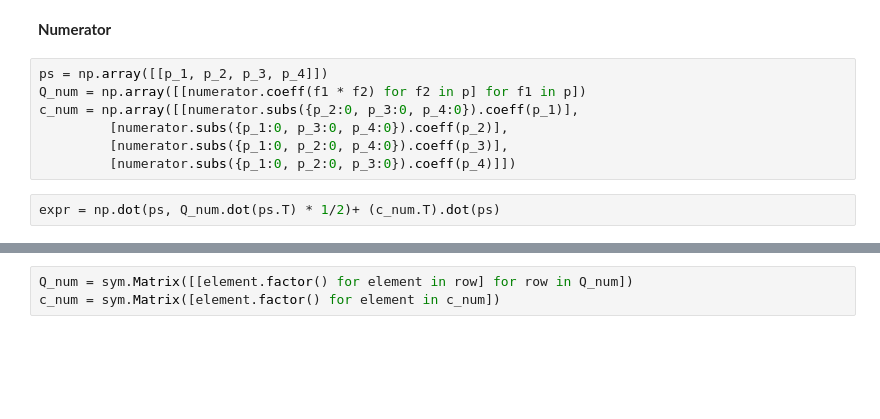
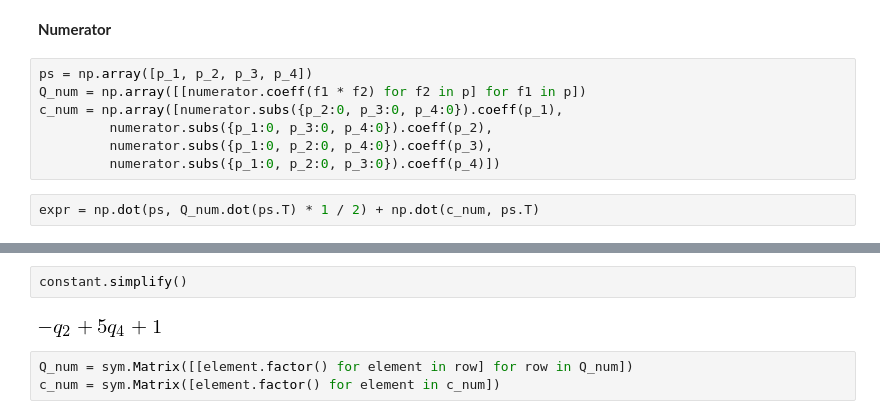
Before and after one commit to Nikoleta-v3/Memory-size-in-the-prisoners-dilemma, a Jupyter notebook: nbs/Utility.ipynb, the cells around one changed output, grey strips where cells are left out. Drawn from its saved outputs; the diff is of its cells as text; blank space fills up the shorter version.

```diff
--- a/nbs/Utility.ipynb
+++ b/nbs/Utility.ipynb
@@ -49,11 +49,11 @@ denominator = sym.fraction(utility.simplify())[1]
 # %% [markdown]
 **Numerator**
 # %%
-ps = np.array([[p_1, p_2, p_3, p_4]])
+ps = np.array([p_1, p_2, p_3, p_4])
 Q_num = np.array([[numerator.coeff(f1 * f2) for f2 in p] for f1 in p])
-c_num = np.array([[numerator.subs({p_2:0, p_3:0, p_4:0}).coeff(p_1)],
-         [numerator.subs({p_1:0, p_3:0, p_4:0}).coeff(p_2)],
-         [numerator.subs({p_1:0, p_2:0, p_4:0}).coeff(p_3)],
-         [numerator.subs({p_1:0, p_2:0, p_3:0}).coeff(p_4)]])
+c_num = np.array([numerator.subs({p_2:0, p_3:0, p_4:0}).coeff(p_1),
+         numerator.subs({p_1:0, p_3:0, p_4:0}).coeff(p_2),
+         numerator.subs({p_1:0, p_2:0, p_4:0}).coeff(p_3),
+         numerator.subs({p_1:0, p_2:0, p_3:0}).coeff(p_4)])
 # %%
-expr = np.dot(ps, Q_num.dot(ps.T) * 1/2)+ (c_num.T).dot(ps)
+expr = np.dot(ps, Q_num.dot(ps.T) * 1 / 2) + np.dot(c_num, ps.T)
@@ -86,3 +62,7 @@ array([[ -p_1*p_2*q_1*q_2 + 5*p_1*p_2*q_1*q_4 + p_1*p_2*q_1 + p_1*p_2*q_2*q_3 -
+# %%
+constant.simplify()
+# %% [output]
+[figure, added]
 # %%
 Q_num = sym.Matrix([[element.factor() for element in row] for row in Q_num])
 c_num = sym.Matrix([element.factor() for element in c_num])
```
Also changed, not shown: parts of 5 cells of this notebook, 5 other files.
